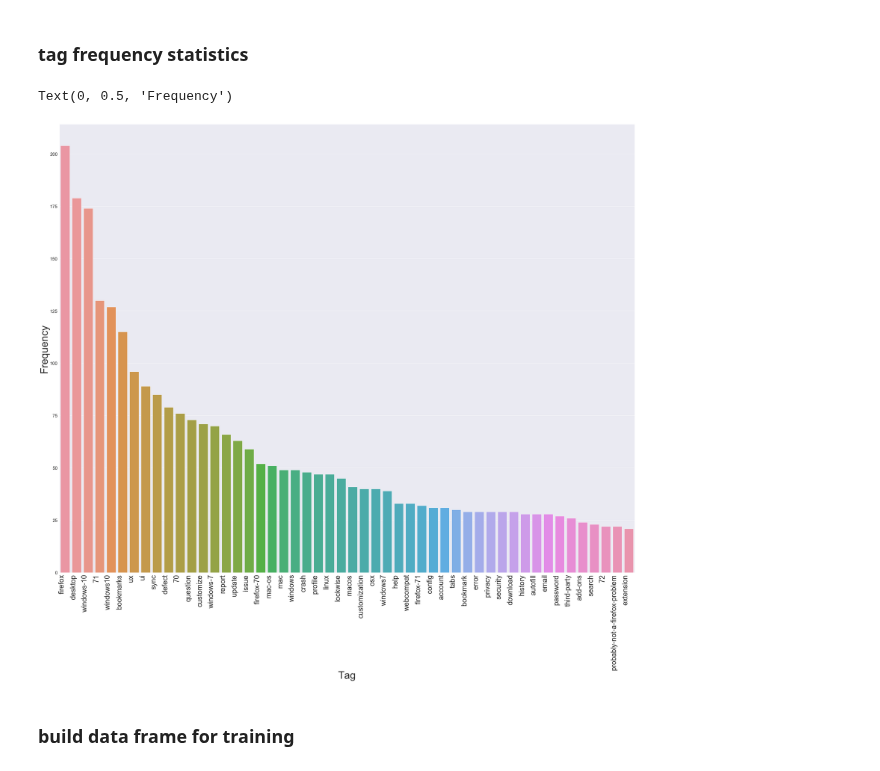
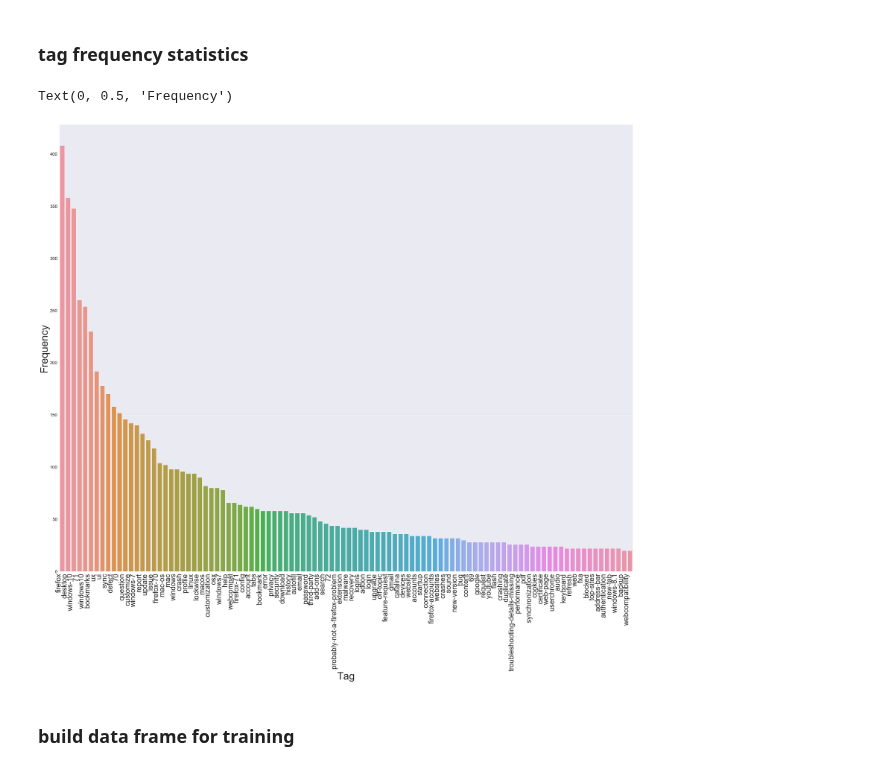
Before and after one commit to mlopatka/CANOSP2020, a Jupyter notebook: notebooks/Naive Bayes/Naive Bayes.ipynb, the cells around one changed output. Drawn from its saved outputs; the diff is of its cells as text; code cells hidden in the pictures.

```diff
--- a/notebooks/Naive Bayes/Naive Bayes.ipynb
+++ b/notebooks/Naive Bayes/Naive Bayes.ipynb
@@ -23,0 +24,4 @@ human_tags_data.size,ticket_clean.size
+# %%
+# doulbe the dataset
+human_tags_data = pd.concat([human_tags_data, human_tags_data])
+human_tags_data.index.size
@@ -61,17 +67,17 @@ candidate_tags = [item[0] for item in human_tags_fre.most_common(50)]
 # %% [markdown]
 ### tag frequency statistics
 # %%
-x = [item[0] for item in human_tags_fre.most_common(50)]
-y = [item[1] for item in human_tags_fre.most_common(50)]
+x = [item[0] for item in human_tags_fre.most_common(100)]
+y = [item[1] for item in human_tags_fre.most_common(100)]
 sns.set(font_scale = 2)
 plt.figure(figsize=(50,40))
 ax = sns.barplot(x,y)
 ax.set_xticklabels(ax.get_xticklabels(), rotation=90,horizontalalignment='right',fontsize='x-large')
 plt.xlabel('Tag', fontsize=50)
 plt.ylabel('Frequency', fontsize=50)
 # %% [output]
 Text(0, 0.5, 'Frequency')
-[figure, old version]
+[figure, new version]
 # %% [markdown]
 ### build data frame for training
 # %%
```
Also changed, not shown: parts of 10 cells of this notebook.
